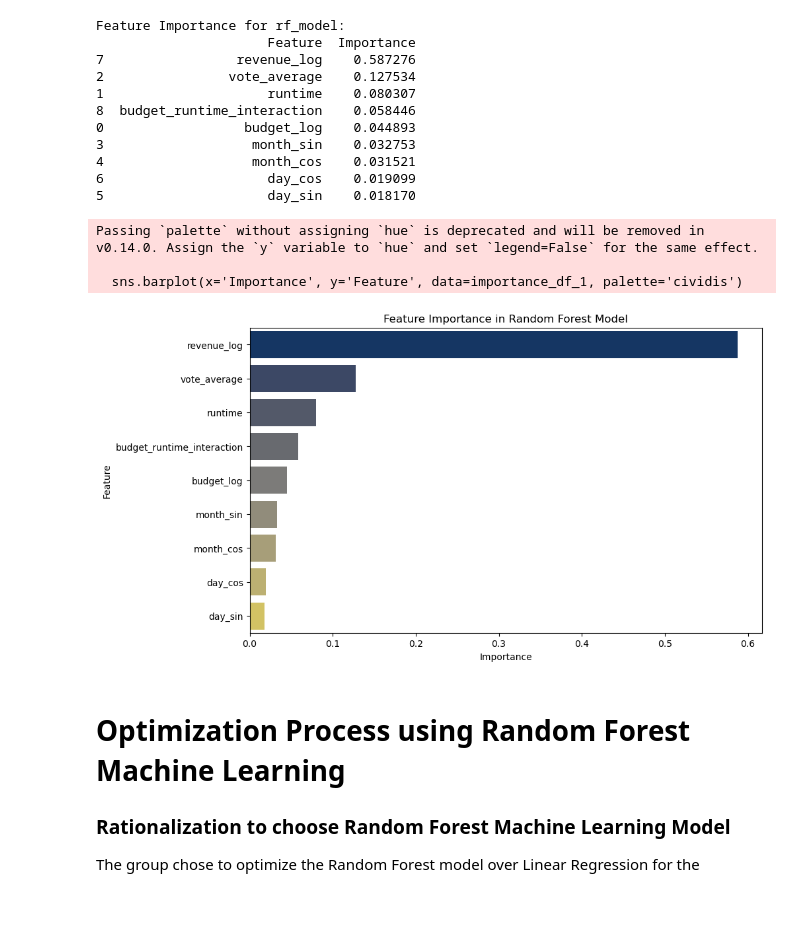
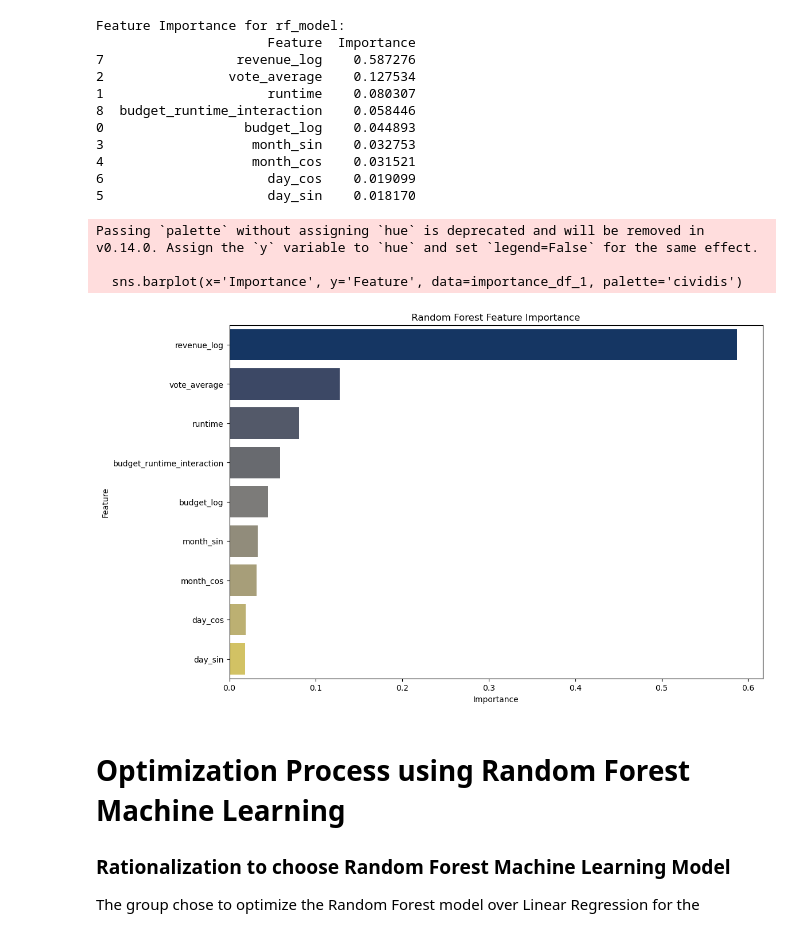
Before and after one commit to riosrose/UCB_project4_group6, a Jupyter notebook: movie_popularity_prediction.ipynb, the cells around one changed output. Drawn from its saved outputs; the diff is of its cells as text; code cells hidden in the pictures; blank space fills up the shorter version.

```diff
--- a/movie_prediction.ipynb
+++ b/movie_popularity_prediction.ipynb
@@ -1565,17 +1567,17 @@ Feature Importance for rf_model:
 5                     day_sin    0.018170
 # %%
 # Plot the feature importances
-plt.figure(figsize=(10, 6))
+plt.figure(figsize=(12, 8))
 sns.barplot(x='Importance', y='Feature', data=importance_df_1, palette='cividis')
-plt.title('Feature Importance in Random Forest Model')
+plt.title('Random Forest Feature Importance')
 plt.xlabel('Importance')
 plt.ylabel('Feature')
 plt.show()
 # %% [output]
 Passing `palette` without assigning `hue` is deprecated and will be removed in v0.14.0. Assign the `y` variable to `hue` and set `legend=False` for the same effect.
 
   sns.barplot(x='Importance', y='Feature', data=importance_df_1, palette='cividis')
-[figure, old version]
+[figure, new version]
 # %% [markdown]
 # Optimization Process using Random Forest Machine Learning
 
```
Also changed, not shown: parts of 40 cells of this notebook.
